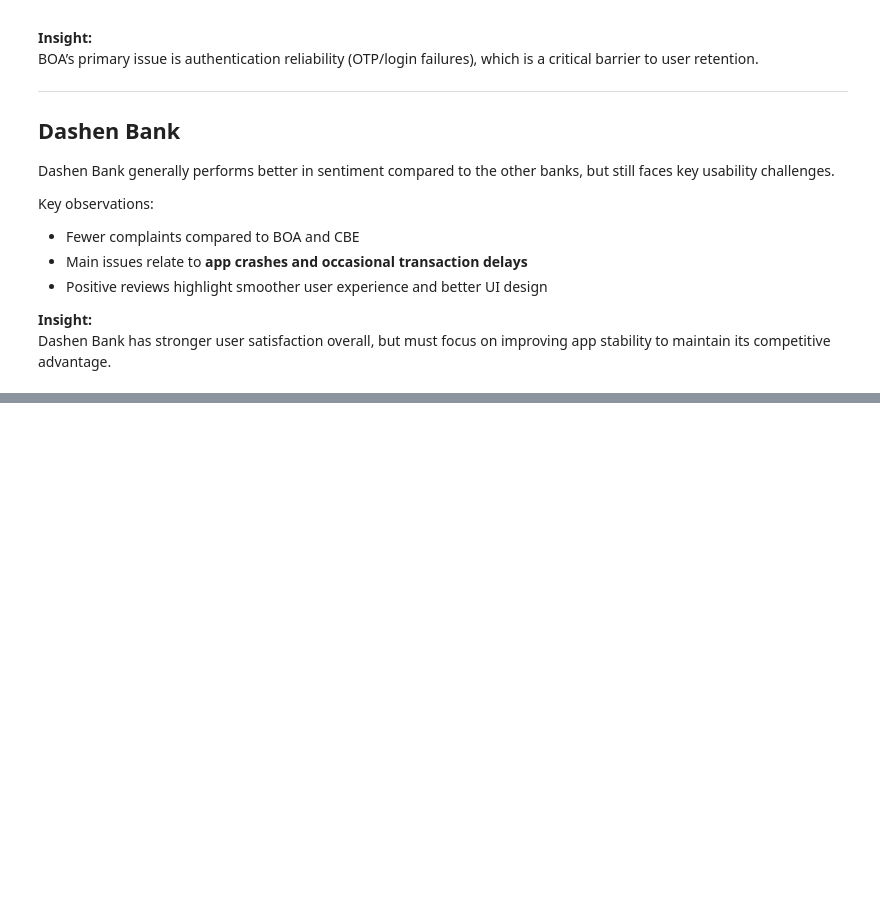
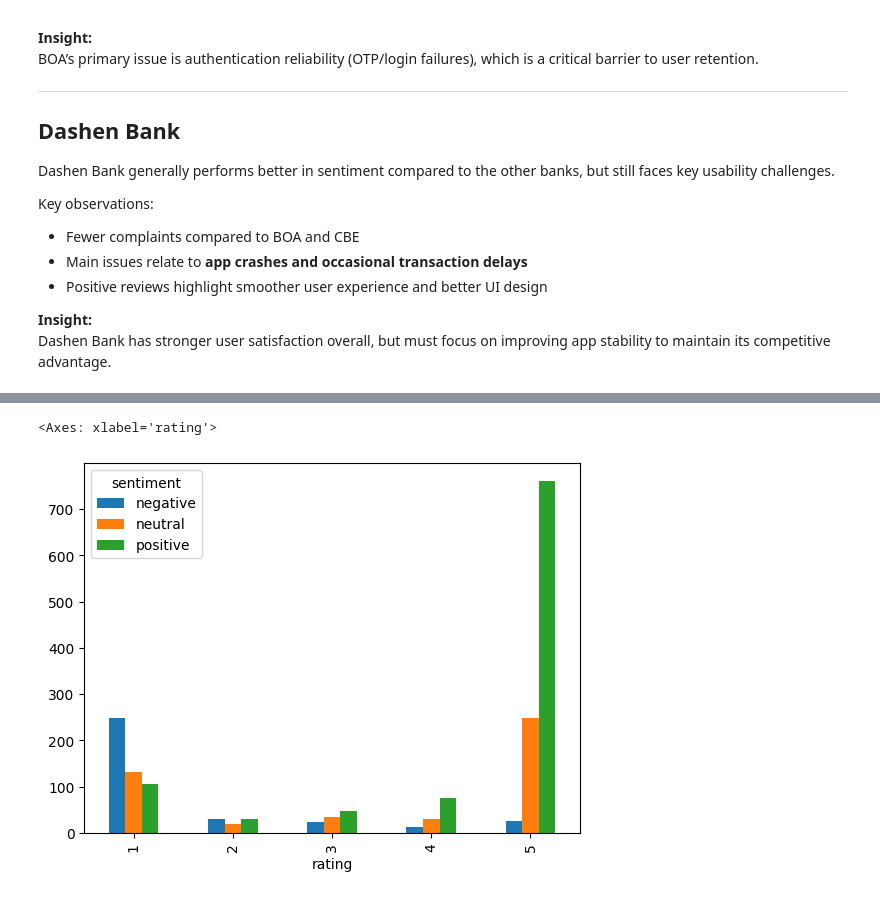
Before and after one commit to Bilen189/ethiopian-bank-review-analytics, a Jupyter notebook: notebooks/02_sentiment_theme_analysis.ipynb, the cells around one changed output, grey strips where cells are left out. Cells and saved outputs as stored; diff of their text form; code cells hidden in the pictures; blank space fills up the shorter version.

```diff
--- a/notebooks/02_sentiment_theme_analysis.ipynb
+++ b/notebooks/02_sentiment_theme_analysis.ipynb
@@ -411,0 +423,5 @@ Dashen Bank has stronger user satisfaction overall, but must focus on improving
+# %%
+all_reviews.groupby("rating")["sentiment"].value_counts().unstack().plot(kind="bar")
+# %% [output]
+<Axes: xlabel='rating'>
+[figure, added]
```
Also changed, not shown: parts of 6 cells of this notebook, 4 other files.
